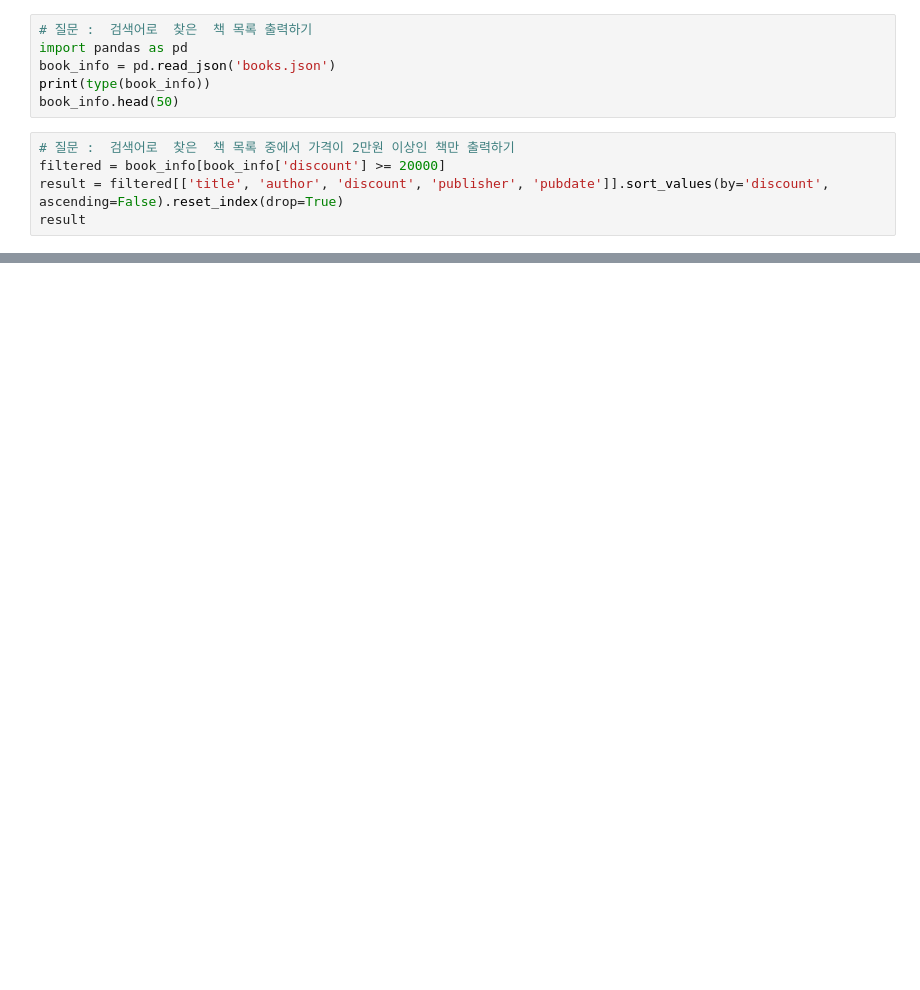
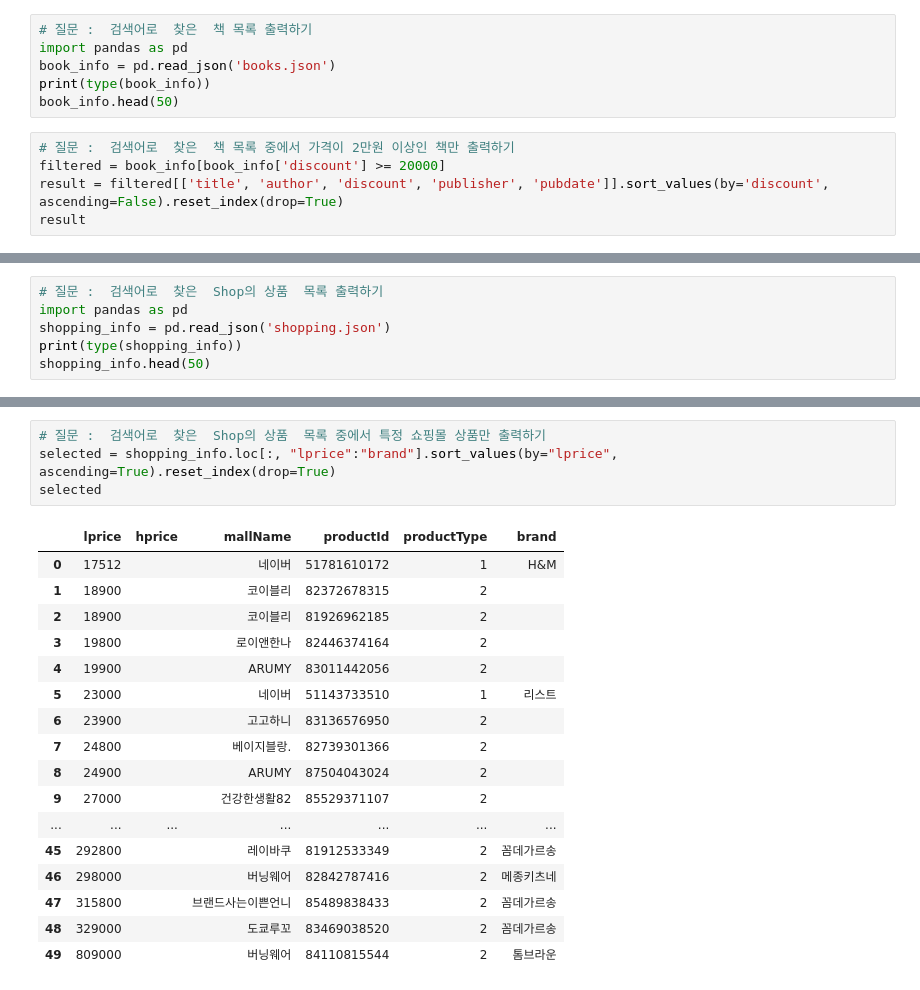
Before and after one commit to oyushik/03-naver-search-api, a Jupyter notebook: naver-search-api.ipynb, the cells around one changed output, grey strips where cells are left out. Drawn from its saved outputs; the diff is of its cells as text; blank space fills up the shorter version.

```diff
--- a/naver-search-api.ipynb
+++ b/naver-search-api.ipynb
@@ -52,0 +107,6 @@ result
+# %%
+# 질문 :  검색어로  찾은  Shop의 상품  목록 출력하기
+import pandas as pd
+shopping_info = pd.read_json('shopping.json')
+print(type(shopping_info))
+shopping_info.head(50)
@@ -52,0 +155,22 @@ result
+# %%
+# 질문 :  검색어로  찾은  Shop의 상품  목록 중에서 특정 쇼핑몰 상품만 출력하기
+selected = shopping_info.loc[:, "lprice":"brand"].sort_values(by="lprice", ascending=True).reset_index(drop=True)
+selected
+# %% [output]
+|  | lprice | hprice | mallName | productId | productType | brand |
+| 0 | 17512 |  | 네이버 | 51781610172 | 1 | H&M |
+| 1 | 18900 |  | 코이블리 | 82372678315 | 2 |  |
+| 2 | 18900 |  | 코이블리 | 81926962185 | 2 |  |
+| 3 | 19800 |  | 로이앤한나 | 82446374164 | 2 |  |
+| 4 | 19900 |  | ARUMY | 83011442056 | 2 |  |
+| 5 | 23000 |  | 네이버 | 51143733510 | 1 | 리스트 |
+| 6 | 23900 |  | 고고하니 | 83136576950 | 2 |  |
+| 7 | 24800 |  | 베이지블랑. | 82739301366 | 2 |  |
+| 8 | 24900 |  | ARUMY | 87504043024 | 2 |  |
+| 9 | 27000 |  | 건강한생활82 | 85529371107 | 2 |  |
+| ... | ... | ... | ... | ... | ... | ... |
+| 45 | 292800 |  | 레이바쿠 | 81912533349 | 2 | 꼼데가르송 |
+| 46 | 298000 |  | 버닝웨어 | 82842787416 | 2 | 메종키츠네 |
+| 47 | 315800 |  | 브랜드사는이쁜언니 | 85489838433 | 2 | 꼼데가르송 |
+| 48 | 329000 |  | 도쿄루꼬 | 83469038520 | 2 | 꼼데가르송 |
+| 49 | 809000 |  | 버닝웨어 | 84110815544 | 2 | 톰브라운 |
```
Also changed, not shown: parts of 5 cells of this notebook, 1 other file.
